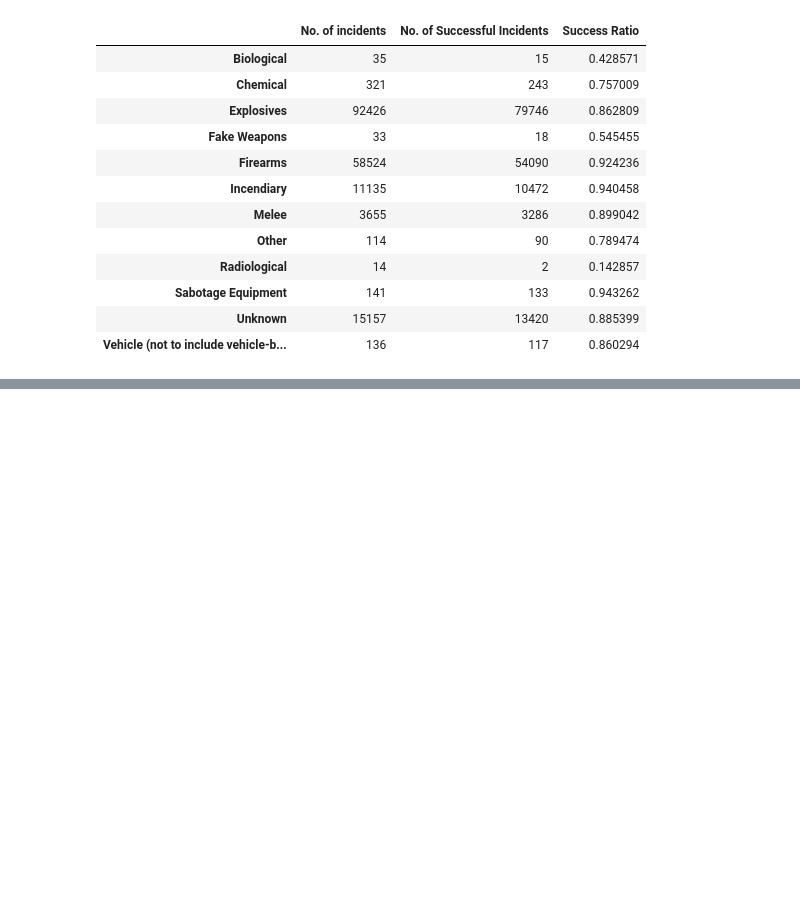
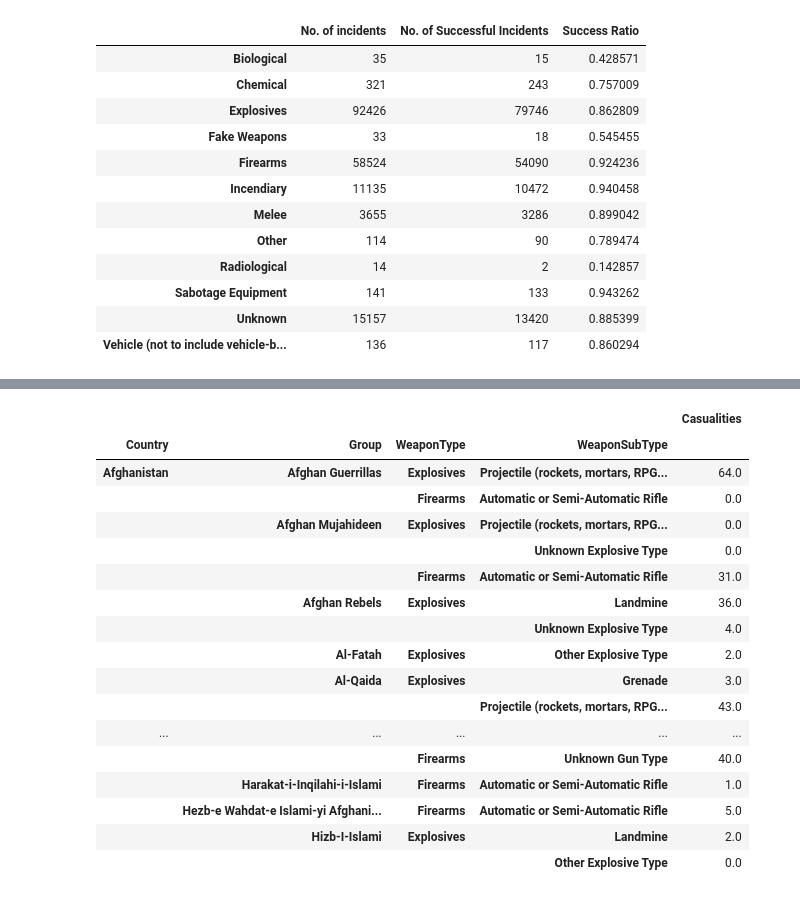
Before and after one commit to siddeshnaik/Sparks_Foundation, a Jupyter notebook: Terrorisum.ipynb, the cells around one changed output, grey strips where cells are left out. Drawn from its saved outputs; the diff is of its cells as text; code cells hidden in the pictures; blank space fills up the shorter version.

```diff
--- a/Terrorisum.ipynb
+++ b/Terrorisum.ipynb
@@ -408,0 +529,21 @@ pd.DataFrame({'No. of incidents' : df['WeaponType'].value_counts(),
+# %%
+pd.DataFrame(df.groupby(['Country','Group', 'WeaponType', 'WeaponSubType'])['Casualities'].sum().head(30))
+# %% [output]
+|  |  |  |  | Casualities |
+| Country | Group | WeaponType | WeaponSubType |  |
+| Afghanistan | Afghan Guerrillas | Explosives | Projectile (rockets, mortars, RPG... | 64.0 |
+|  |  | Firearms | Automatic or Semi-Automatic Rifle | 0.0 |
+|  | Afghan Mujahideen | Explosives | Projectile (rockets, mortars, RPG... | 0.0 |
+|  |  |  | Unknown Explosive Type | 0.0 |
+|  |  | Firearms | Automatic or Semi-Automatic Rifle | 31.0 |
+|  | Afghan Rebels | Explosives | Landmine | 36.0 |
+|  |  |  | Unknown Explosive Type | 4.0 |
+|  | Al-Fatah | Explosives | Other Explosive Type | 2.0 |
+|  | Al-Qaida | Explosives | Grenade | 3.0 |
+|  |  |  | Projectile (rockets, mortars, RPG... | 43.0 |
+| ... | ... | ... | ... | ... |
+|  |  | Firearms | Unknown Gun Type | 40.0 |
+|  | Harakat-i-Inqilahi-i-Islami | Firearms | Automatic or Semi-Automatic Rifle | 1.0 |
+|  | Hezb-e Wahdat-e Islami-yi Afghani... | Firearms | Automatic or Semi-Automatic Rifle | 5.0 |
+|  | Hizb-I-Islami | Explosives | Landmine | 2.0 |
+|  |  |  | Other Explosive Type | 0.0 |
```
Also changed, not shown: parts of 23 cells of this notebook.
